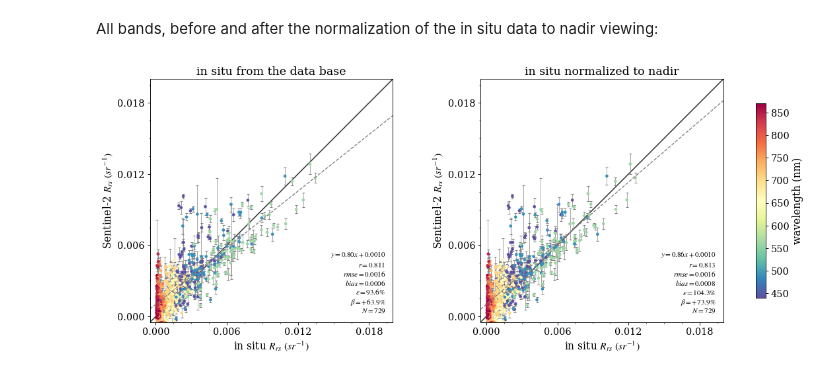
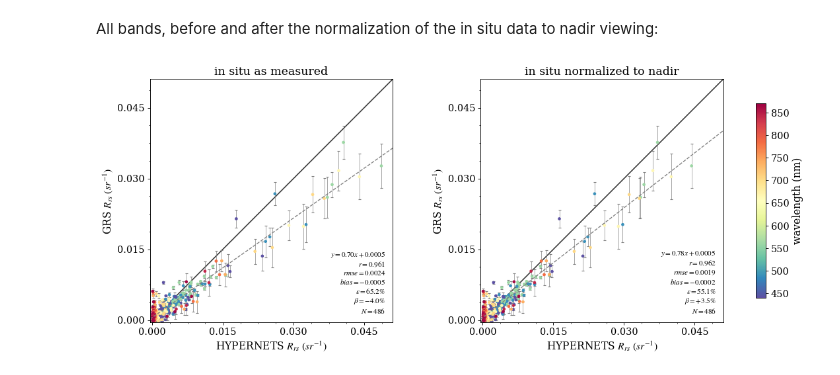
Before and after one commit to Tristanovsk/grstbx, a Jupyter notebook: docs/source/tutorials/validation/grstbx_l2a_hypernets_matchup.ipynb, the cells around one changed output. Cells and saved outputs as stored; diff of their text form; code cells hidden in the pictures.

```diff
--- a/docs/source/tutorials/validation/grstbx_l2a_hypernets_matchup.ipynb
+++ b/docs/source/tutorials/validation/grstbx_l2a_hypernets_matchup.ipynb
@@ -478,0 +429,25 @@ pd.DataFrame(metrics).T.round(4)
+# %%
+cmap = plt.cm.Spectral_r
+norm = mpl.colors.Normalize(vmin=440, vmax=870)
+markers = dict(zip(STATIONS, ['o', 's']))
+
+wls = sorted(table[good].wl.unique())
+ncols = 3
+nrows = int(np.ceil(len(wls) / ncols))
+fig, axs = plt.subplots(nrows, ncols, figsize=(ncols * 4.6, nrows * 4.6), squeeze=False)
+for ax in axs.flat:
+    ax.set_axis_off()
+for ax, wl in zip(axs.flat, wls):
+    m = table[good & (table.wl == wl)]
+    ax.set_axis_on()
+    vmax_band = 1.1 * float(max(m.Rrs_insitu_nadir.max(), (m.Rrs_sat + m.Rrs_sat_std).max()))
+    plot_matchup(ax, m.Rrs_insitu_nadir, m.Rrs_sat, 0, vmax_band, yerr=m.Rrs_sat_std, s=0)
+    for station, marker in markers.items():
+        s = m[m.station == station]
+        ax.scatter(s.Rrs_insitu_nadir, s.Rrs_sat, marker=marker, color=cmap(norm(wl)), edgecolors='k',
+                   linewidths=0.3, s=22, zorder=3, label=station)
+    ax.set_title(f'{wl} nm')
+    ax.set_xlabel(r'HYPERNETS $R_{rs}\ (sr^{-1})$')
+    ax.set_ylabel(r'GRS $R_{rs}\ (sr^{-1})$')
+axs.flat[0].legend(loc='upper left', fontsize=10)
+fig.tight_layout()
@@ -479,16 +456,17 @@ pd.DataFrame(metrics).T.round(4)
 # %% [markdown]
 All bands, before and after the normalization of the in situ data to nadir viewing:
 # %%
-df = good[['Rrs_median', 'Rrs_std', 'isRrs_db_median', 'isRrs_nadir_median']].to_dataframe().dropna().reset_index()
+df = table[good]
+vmax = 1.05 * float(max(df.Rrs_insitu.max(), df.Rrs_sat.max()))
 
 fig, axs = plt.subplots(ncols=2, figsize=(14, 5.5), layout='constrained')
-for ax, insitu_var, title in zip(axs, ['isRrs_db_median', 'isRrs_nadir_median'],
-                                 ['in situ from the data base', 'in situ normalized to nadir']):
-    sc, _ = plot_matchup(ax, df[insitu_var], df.Rrs_median, -0.0005, vmax, yerr=df.Rrs_std,
+for ax, insitu_var, title in zip(axs, ['Rrs_insitu', 'Rrs_insitu_nadir'],
+                                 ['in situ as measured', 'in situ normalized to nadir']):
+    sc, _ = plot_matchup(ax, df[insitu_var], df.Rrs_sat, -0.0005, vmax, yerr=df.Rrs_sat_std,
                          c=df.wl, cmap=cmap, norm=norm, s=10)
-    ax.set_xlabel(r'in situ $R_{rs}\ (sr^{-1})$')
-    ax.set_ylabel(r'Sentinel-2 $R_{rs}\ (sr^{-1})$')
+    ax.set_xlabel(r'HYPERNETS $R_{rs}\ (sr^{-1})$')
+    ax.set_ylabel(r'GRS $R_{rs}\ (sr^{-1})$')
     ax.set_title(title)
 fig.colorbar(sc, ax=axs, shrink=0.8, label='wavelength (nm)');
 # %% [output]
-[figure, old version]
+[figure, new version]
```
Also changed, not shown: parts of 56 cells of this notebook, 1 other file.
